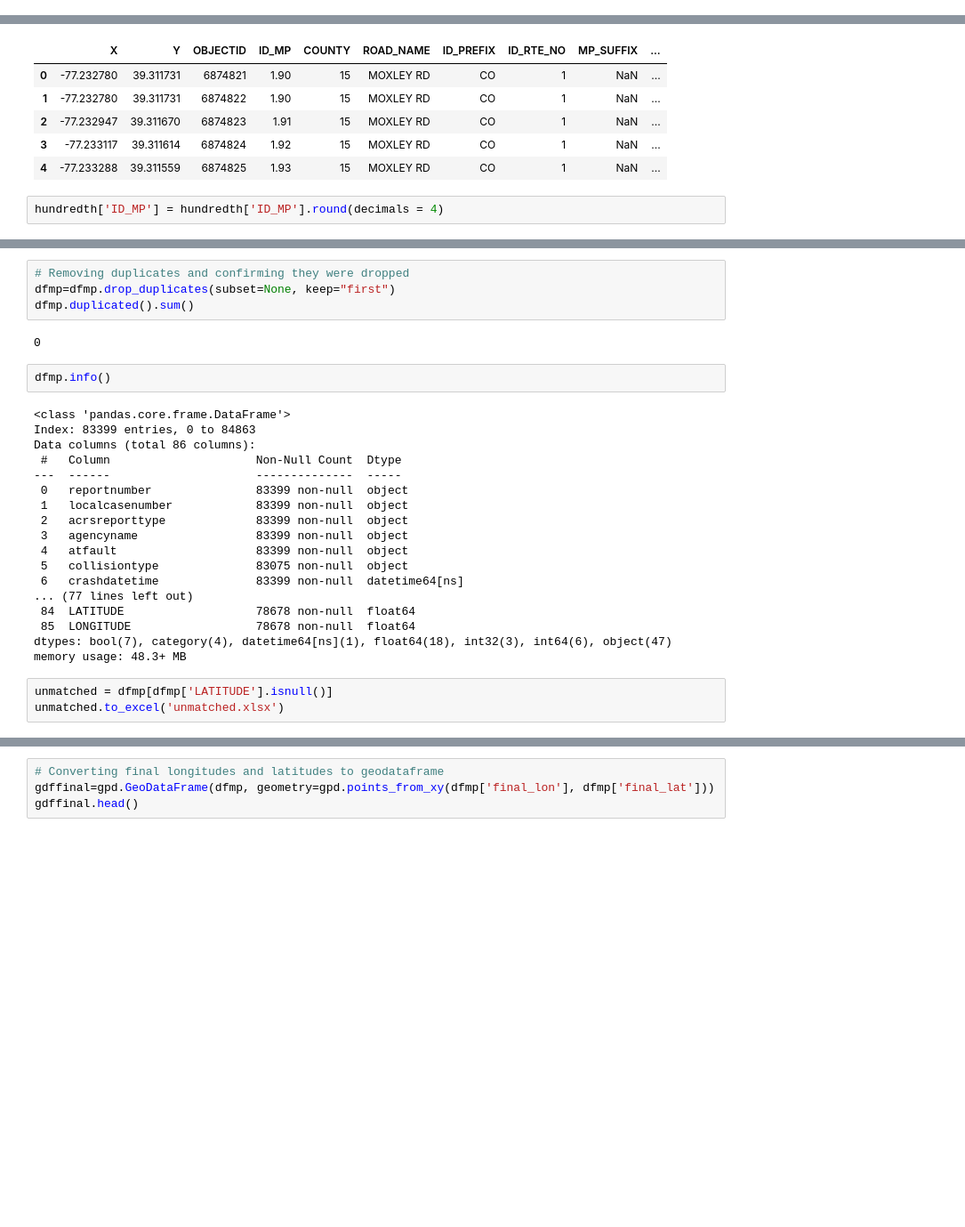
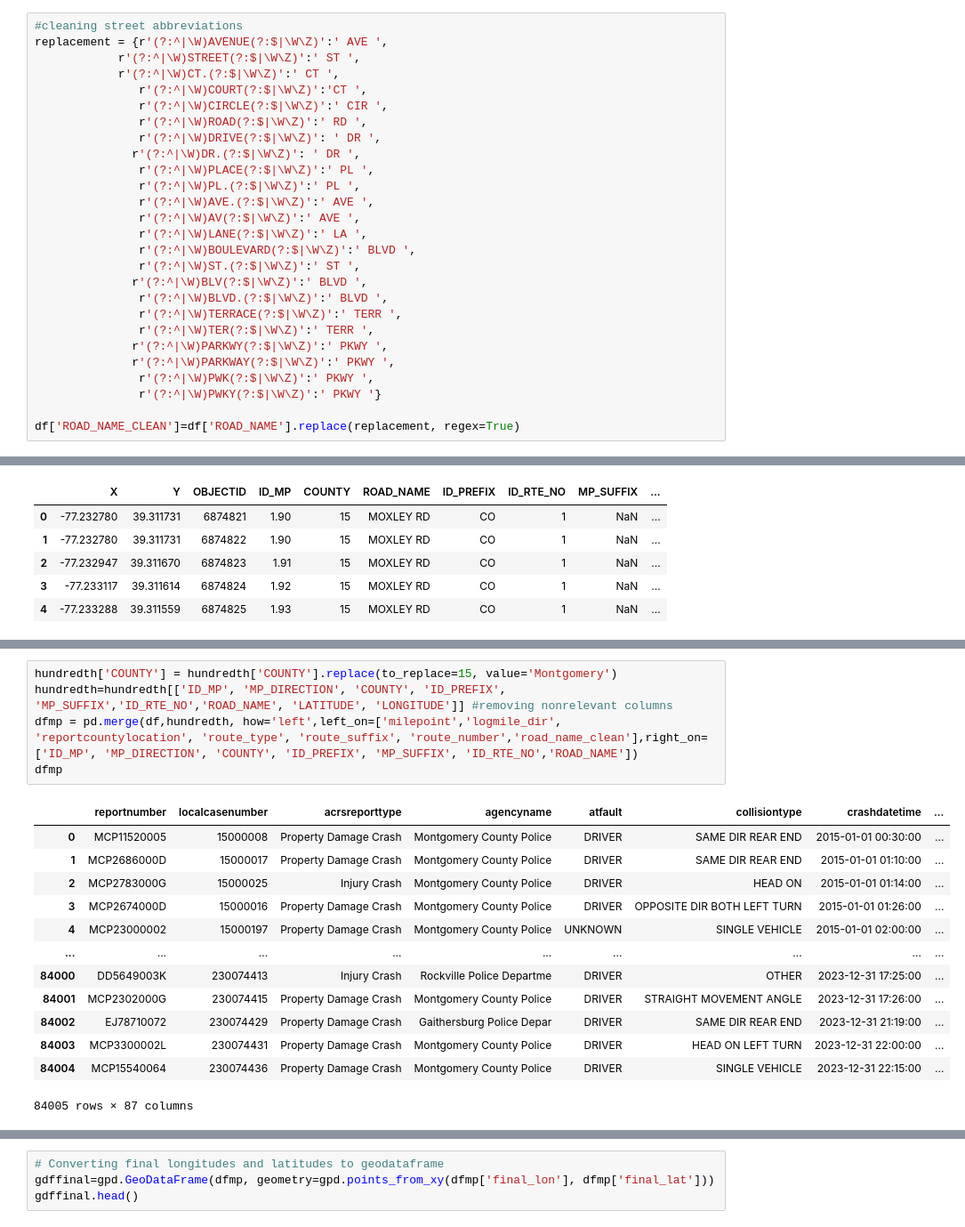
Before and after one commit to gajayi2023/DATA_205, a Jupyter notebook: Capstone_GIT.ipynb, the cells around one changed output, grey strips where cells are left out. Shown: that part at 89% size. Cells and saved outputs as stored; diff of their text form; blank space fills up the shorter version.

```diff
--- a/Capstone_GIT.ipynb
+++ b/Capstone_GIT.ipynb
@@ -204,6 +203,33 @@ def coord_flag(row):
     else:
         pass
 df['polfinalflag'] = df.apply(coord_flag, axis=1)
+# %%
+#cleaning street abbreviations
+replacement = {r'(?:^|\W)AVENUE(?:$|\W\Z)':' AVE ',
+            r'(?:^|\W)STREET(?:$|\W\Z)':' ST ',
+            r'(?:^|\W)CT.(?:$|\W\Z)':' CT ',
+               r'(?:^|\W)COURT(?:$|\W\Z)':'CT ',
+               r'(?:^|\W)CIRCLE(?:$|\W\Z)':' CIR ',
+               r'(?:^|\W)ROAD(?:$|\W\Z)':' RD ',
+               r'(?:^|\W)DRIVE(?:$|\W\Z)': ' DR ',
+              r'(?:^|\W)DR.(?:$|\W\Z)': ' DR ',
+               r'(?:^|\W)PLACE(?:$|\W\Z)':' PL ',
+               r'(?:^|\W)PL.(?:$|\W\Z)':' PL ',
+               r'(?:^|\W)AVE.(?:$|\W\Z)':' AVE ',
+               r'(?:^|\W)AV(?:$|\W\Z)':' AVE ',
+               r'(?:^|\W)LANE(?:$|\W\Z)':' LA ',
+               r'(?:^|\W)BOULEVARD(?:$|\W\Z)':' BLVD ',
+               r'(?:^|\W)ST.(?:$|\W\Z)':' ST ',
+              r'(?:^|\W)BLV(?:$|\W\Z)':' BLVD ',
+               r'(?:^|\W)BLVD.(?:$|\W\Z)':' BLVD ',
+               r'(?:^|\W)TERRACE(?:$|\W\Z)':' TERR ',
+               r'(?:^|\W)TER(?:$|\W\Z)':' TERR ',
+              r'(?:^|\W)PARKWY(?:$|\W\Z)':' PKWY ',
+              r'(?:^|\W)PARKWAY(?:$|\W\Z)':' PKWY ',
+               r'(?:^|\W)PWK(?:$|\W\Z)':' PKWY ',
+               r'(?:^|\W)PWKY(?:$|\W\Z)':' PKWY '}
+
+df['ROAD_NAME_CLEAN']=df['ROAD_NAME'].replace(replacement, regex=True)
 # %%
 # Checking value count for light
 
@@ -384,5 +410,3 @@ hundredth.head()
 | 2 | -77.232947 | 39.311670 | 6874823 | 1.91 | 15 | MOXLEY RD | CO | 1 | NaN | ... |
 | 3 | -77.233117 | 39.311614 | 6874824 | 1.92 | 15 | MOXLEY RD | CO | 1 | NaN | ... |
 | 4 | -77.233288 | 39.311559 | 6874825 | 1.93 | 15 | MOXLEY RD | CO | 1 | NaN | ... |
-# %%
-hundredth['ID_MP'] = hundredth['ID_MP'].round(decimals = 4)
@@ -430,29 +413,19 @@ dfmp.duplicated().sum()
-# %%
-# Removing duplicates and confirming they were dropped
-dfmp=dfmp.drop_duplicates(subset=None, keep="first")
-dfmp.duplicated().sum()
-# %% [output]
-0
-# %%
-dfmp.info()
-# %% [output]
-<class 'pandas.core.frame.DataFrame'>
-Index: 83399 entries, 0 to 84863
-Data columns (total 86 columns):
- #   Column                     Non-Null Count  Dtype
----  ------                     --------------  -----
- 0   reportnumber               83399 non-null  object
- 1   localcasenumber            83399 non-null  object
- 2   acrsreporttype             83399 non-null  object
- 3   agencyname                 83399 non-null  object
- 4   atfault                    83399 non-null  object
- 5   collisiontype              83075 non-null  object
- 6   crashdatetime              83399 non-null  datetime64[ns]
-... (77 lines left out)
- 84  LATITUDE                   78678 non-null  float64
- 85  LONGITUDE                  78678 non-null  float64
-dtypes: bool(7), category(4), datetime64[ns](1), float64(18), int32(3), int64(6), object(47)
-memory usage: 48.3+ MB
-# %%
-unmatched = dfmp[dfmp['LATITUDE'].isnull()]
-unmatched.to_excel('unmatched.xlsx')
+# %%
+hundredth['COUNTY'] = hundredth['COUNTY'].replace(to_replace=15, value='Montgomery')
+hundredth=hundredth[['ID_MP', 'MP_DIRECTION', 'COUNTY', 'ID_PREFIX', 'MP_SUFFIX','ID_RTE_NO','ROAD_NAME', 'LATITUDE', 'LONGITUDE']] #removing nonrelevant columns
+dfmp = pd.merge(df,hundredth, how='left',left_on=['milepoint','logmile_dir', 'reportcountylocation', 'route_type', 'route_suffix', 'route_number','road_name_clean'],right_on=['ID_MP', 'MP_DIRECTION', 'COUNTY', 'ID_PREFIX', 'MP_SUFFIX', 'ID_RTE_NO','ROAD_NAME'])
+dfmp
+# %% [output]
+|  | reportnumber | localcasenumber | acrsreporttype | agencyname | atfault | collisiontype | crashdatetime | ... |
+| 0 | MCP11520005 | 15000008 | Property Damage Crash | Montgomery County Police | DRIVER | SAME DIR REAR END | 2015-01-01 00:30:00 | ... |
+| 1 | MCP2686000D | 15000017 | Property Damage Crash | Montgomery County Police | DRIVER | SAME DIR REAR END | 2015-01-01 01:10:00 | ... |
+| 2 | MCP2783000G | 15000025 | Injury Crash | Montgomery County Police | DRIVER | HEAD ON | 2015-01-01 01:14:00 | ... |
+| 3 | MCP2674000D | 15000016 | Property Damage Crash | Montgomery County Police | DRIVER | OPPOSITE DIR BOTH LEFT TURN | 2015-01-01 01:26:00 | ... |
+| 4 | MCP23000002 | 15000197 | Property Damage Crash | Montgomery County Police | UNKNOWN | SINGLE VEHICLE | 2015-01-01 02:00:00 | ... |
+| ... | ... | ... | ... | ... | ... | ... | ... | ... |
+| 84000 | DD5649003K | 230074413 | Injury Crash | Rockville Police Departme | DRIVER | OTHER | 2023-12-31 17:25:00 | ... |
+| 84001 | MCP2302000G | 230074415 | Property Damage Crash | Montgomery County Police | DRIVER | STRAIGHT MOVEMENT ANGLE | 2023-12-31 17:26:00 | ... |
+| 84002 | EJ78710072 | 230074429 | Property Damage Crash | Gaithersburg Police Depar | DRIVER | SAME DIR REAR END | 2023-12-31 21:19:00 | ... |
+| 84003 | MCP3300002L | 230074431 | Property Damage Crash | Montgomery County Police | DRIVER | HEAD ON LEFT TURN | 2023-12-31 22:00:00 | ... |
+| 84004 | MCP15540064 | 230074436 | Property Damage Crash | Montgomery County Police | DRIVER | SINGLE VEHICLE | 2023-12-31 22:15:00 | ... |
+84005 rows × 87 columns
```
Also changed, not shown: parts of 43 cells of this notebook.
